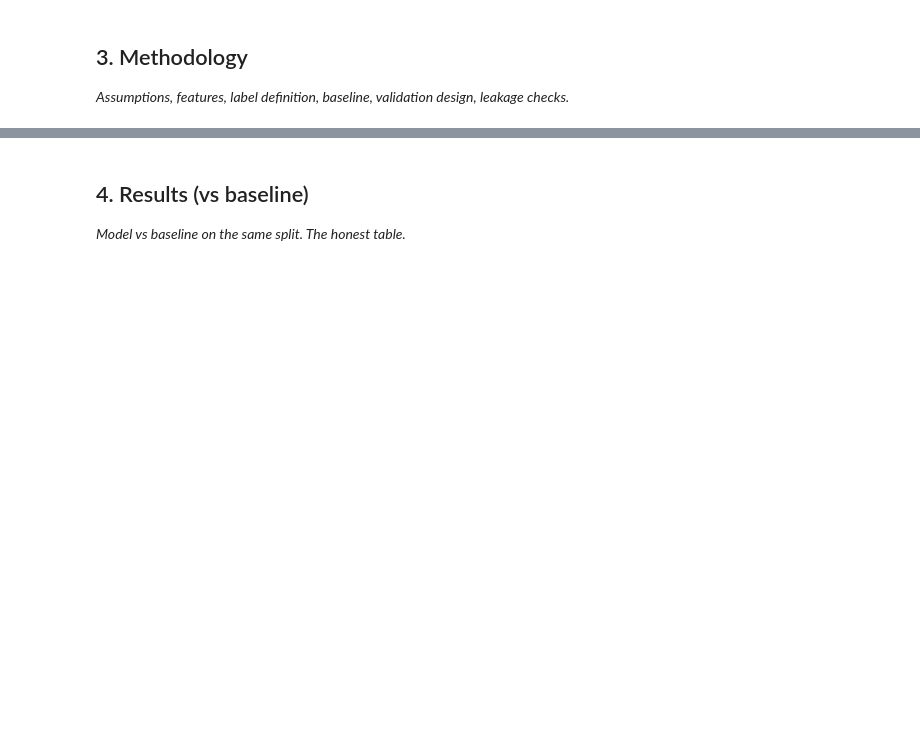
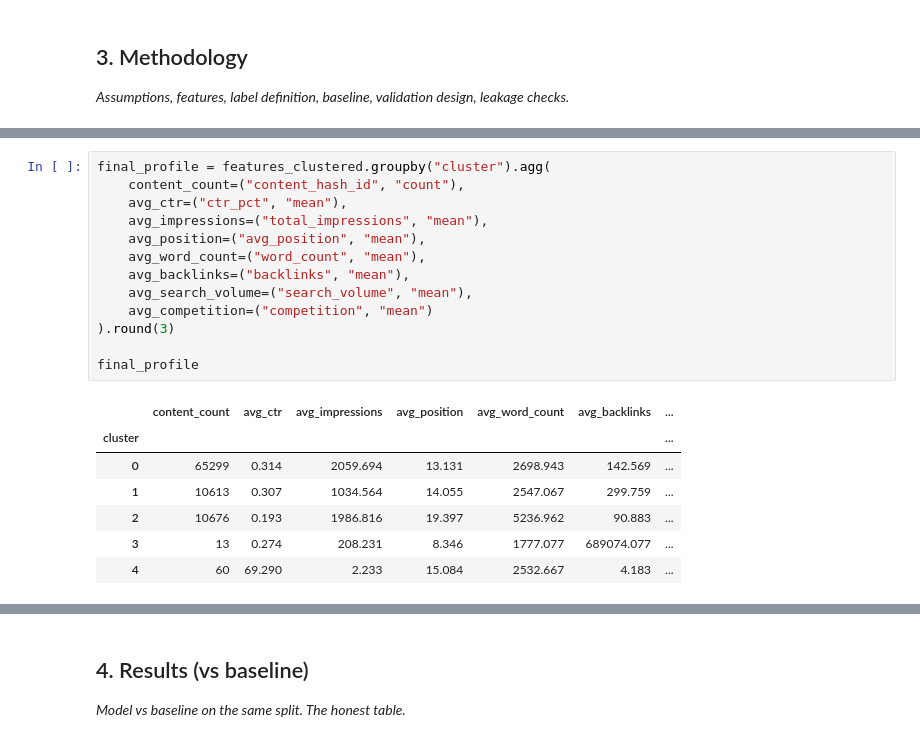
Before and after one commit to Ahmedma7/fly-rank-ml-internship-starter, a Jupyter notebook: work/notebooks/capstone.ipynb, the cells around one changed output, grey strips where cells are left out. Drawn from its saved outputs; the diff is of its cells as text; blank space fills up the shorter version.

```diff
--- a/work/notebooks/capstone.ipynb
+++ b/work/notebooks/capstone.ipynb
@@ -20,0 +424,21 @@ This skeleton is yours to fill. Work the sections **in order** — each one has
+# %%
+final_profile = features_clustered.groupby("cluster").agg(
+    content_count=("content_hash_id", "count"),
+    avg_ctr=("ctr_pct", "mean"),
+    avg_impressions=("total_impressions", "mean"),
+    avg_position=("avg_position", "mean"),
+    avg_word_count=("word_count", "mean"),
+    avg_backlinks=("backlinks", "mean"),
+    avg_search_volume=("search_volume", "mean"),
+    avg_competition=("competition", "mean")
+).round(3)
+
+final_profile
+# %% [output]
+|  | content_count | avg_ctr | avg_impressions | avg_position | avg_word_count | avg_backlinks | ... |
+| cluster |  |  |  |  |  |  | ... |
+| 0 | 65299 | 0.314 | 2059.694 | 13.131 | 2698.943 | 142.569 | ... |
+| 1 | 10613 | 0.307 | 1034.564 | 14.055 | 2547.067 | 299.759 | ... |
+| 2 | 10676 | 0.193 | 1986.816 | 19.397 | 5236.962 | 90.883 | ... |
+| 3 | 13 | 0.274 | 208.231 | 8.346 | 1777.077 | 689074.077 | ... |
+| 4 | 60 | 69.290 | 2.233 | 15.084 | 2532.667 | 4.183 | ... |
```
Also changed, not shown: parts of 30 cells of this notebook.
